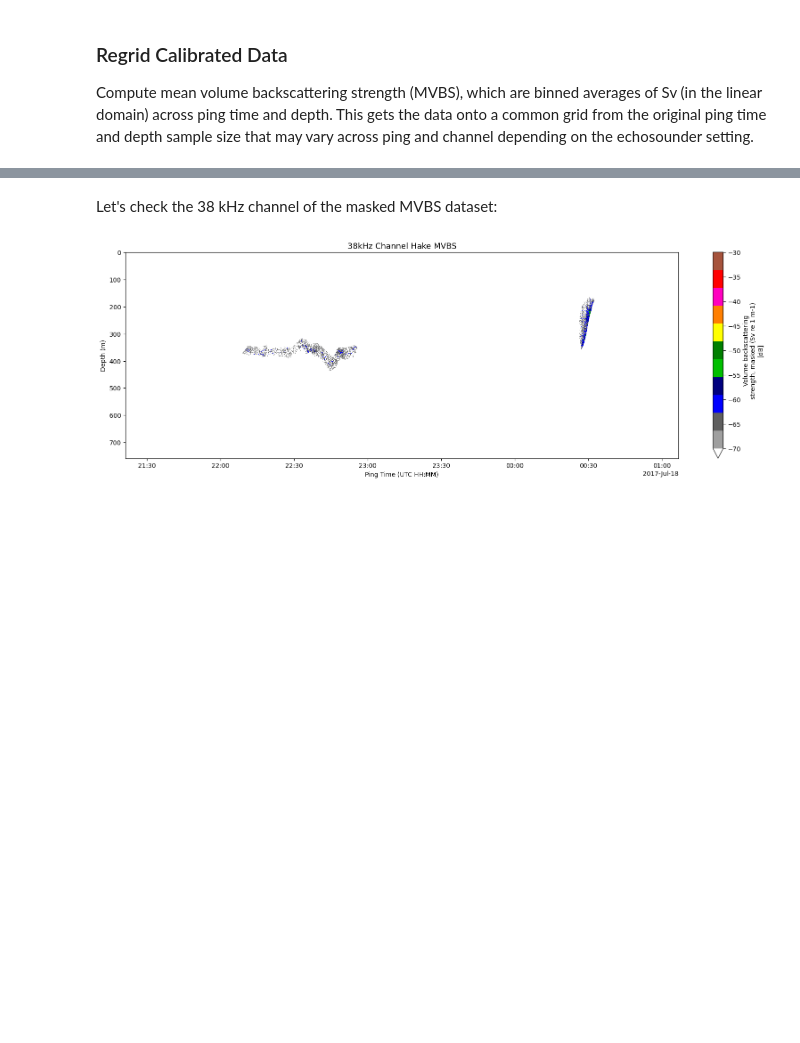
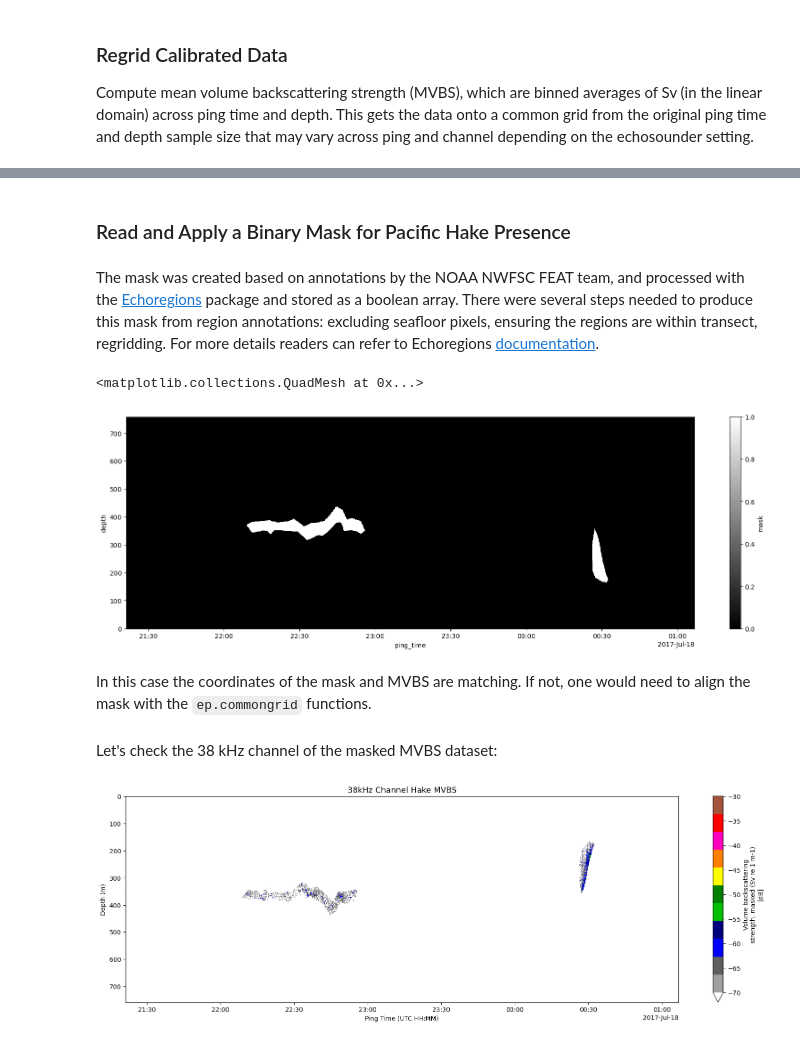
Before and after one commit to OSOceanAcoustics/echopype-examples, a Jupyter notebook: notebooks/hake_NASC.ipynb, the cells around one changed output, grey strips where cells are left out. Cells and saved outputs as stored; diff of their text form; code cells hidden in the pictures; blank space fills up the shorter version.

```diff
--- a/notebooks/hake_NASC.ipynb
+++ b/notebooks/hake_NASC.ipynb
@@ -672,0 +281,4 @@ ds_MVBS_transect_cleaned_hake = ep.mask.apply_mask(ds_MVBS, regridded_clean_hake
+# %% [markdown]
+### Read and Apply a Binary Mask for Pacific Hake Presence
+# %% [markdown]
+The mask was created based on annotations by the NOAA NWFSC FEAT team, and processed with the [Echoregions](https://echoregions.readthedocs.io/en/latest/) package and stored as a boolean array. There were several steps needed to produce this mask from region annotations: excluding seafloor pixels, ensuring the regions are within transect, regridding. For more details readers can refer to Echoregions [documentation](https://echoregions.readthedocs.io/en/latest/Regions2D_functionality.html).
@@ -672,0 +290,6 @@ ds_MVBS_transect_cleaned_hake = ep.mask.apply_mask(ds_MVBS, regridded_clean_hake
+# %%
+plt.figure(figsize = (20, 6))
+hake_mask.plot(x='ping_time', y="depth", cmap='gray')
+# %% [output]
+<matplotlib.collections.QuadMesh at 0x...>
+[figure, added]
@@ -672,0 +300,2 @@ ds_MVBS_transect_cleaned_hake = ep.mask.apply_mask(ds_MVBS, regridded_clean_hake
+# %% [markdown]
+In this case the coordinates of the mask and MVBS are matching. If not, one would need to align the mask with the `ep.commongrid` functions.
```
Also changed, not shown: parts of 74 cells of this notebook, 5 other files.
